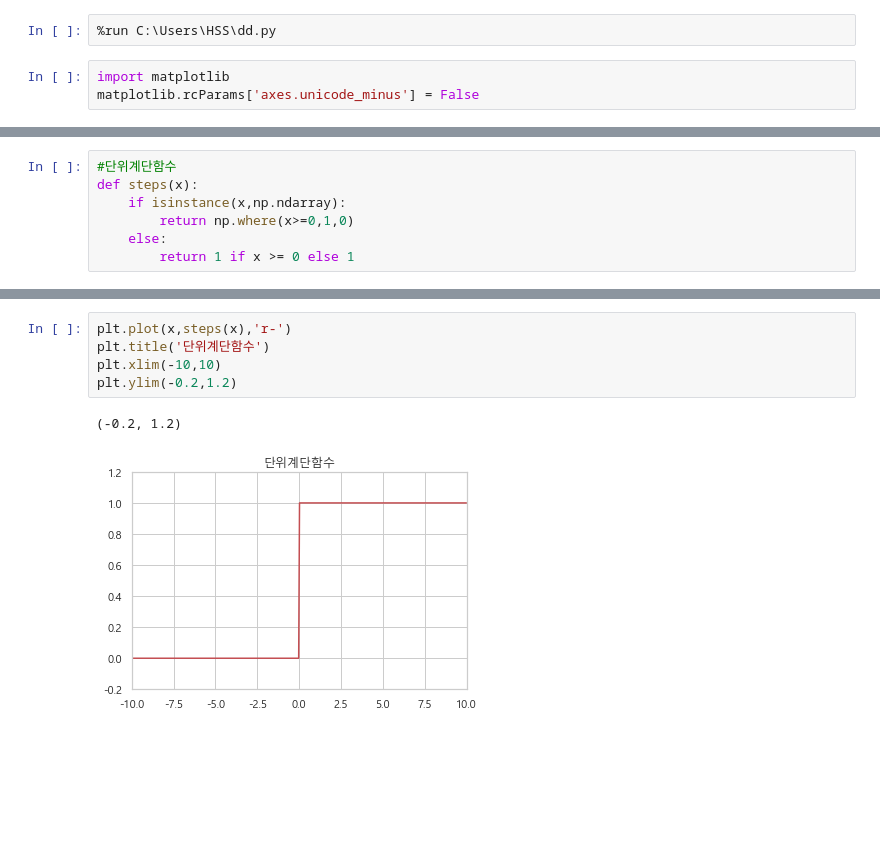
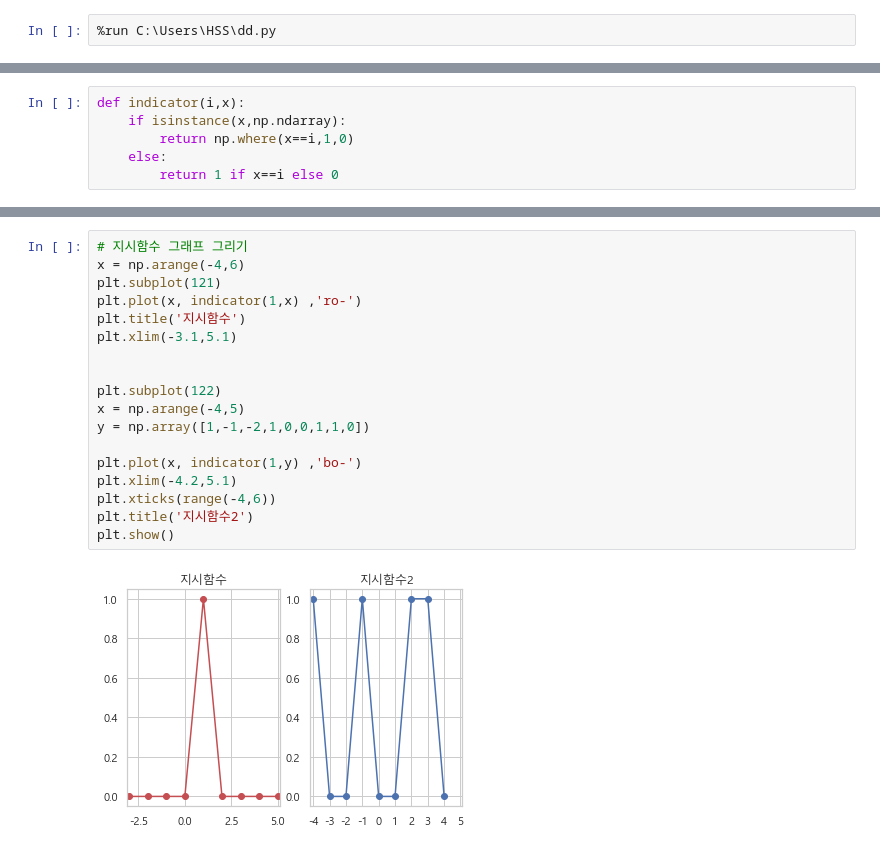
Before and after one commit to h33sun/TIL, a Jupyter notebook: math/20200129 함수그래프.ipynb, the cells around one changed output, grey strips where cells are left out. Cells and saved outputs as stored; diff of their text form; blank space fills up the shorter version.

Commit message:
docs : ML 관련 함수& 그래프학습
Relu, 소프트맥스 등 함수와 matplotlib을 활용한 그래프 그리기

```diff
--- a/math/20200129 함수그래프.ipynb
+++ b/math/20200129 함수그래프.ipynb
@@ -1,5 +1,2 @@
 # %%
 %run C:\Users\HSS\dd.py
-# %%
-import matplotlib
-matplotlib.rcParams['axes.unicode_minus'] = False
@@ -16,7 +99,6 @@ plt.ylim(-1.2,1.2)
 # %%
-#단위계단함수
-def steps(x):
+def indicator(i,x):
     if isinstance(x,np.ndarray):
-        return np.where(x>=0,1,0)
+        return np.where(x==i,1,0)
     else:
-        return 1 if x >= 0 else 1
+        return 1 if x==i else 0
@@ -45,8 +105,20 @@ array([0, 0, 0, 0, 0, 0, 0, 0, 0, 0, 0, 0, 0, 0, 0, 0, 0, 0, 0, 0, 0, 0,
-# %%
-plt.plot(x,steps(x),'r-')
-plt.title('단위계단함수')
-plt.xlim(-10,10)
-plt.ylim(-0.2,1.2)
-# %% [output]
-(-0.2, 1.2)
-[figure, removed]
+# %%
+# 지시함수 그래프 그리기
+x = np.arange(-4,6)
+plt.subplot(121)
+plt.plot(x, indicator(1,x) ,'ro-')
+plt.title('지시함수')
+plt.xlim(-3.1,5.1)
+
+
+plt.subplot(122)
+x = np.arange(-4,5)
+y = np.array([1,-1,-2,1,0,0,1,1,0])
+
+plt.plot(x, indicator(1,y) ,'bo-')
+plt.xlim(-4.2,5.1)
+plt.xticks(range(-4,6))
+plt.title('지시함수2')
+plt.show()
+# %% [output]
+[figure, added]
```
Also changed, not shown: parts of 8 cells of this notebook.
